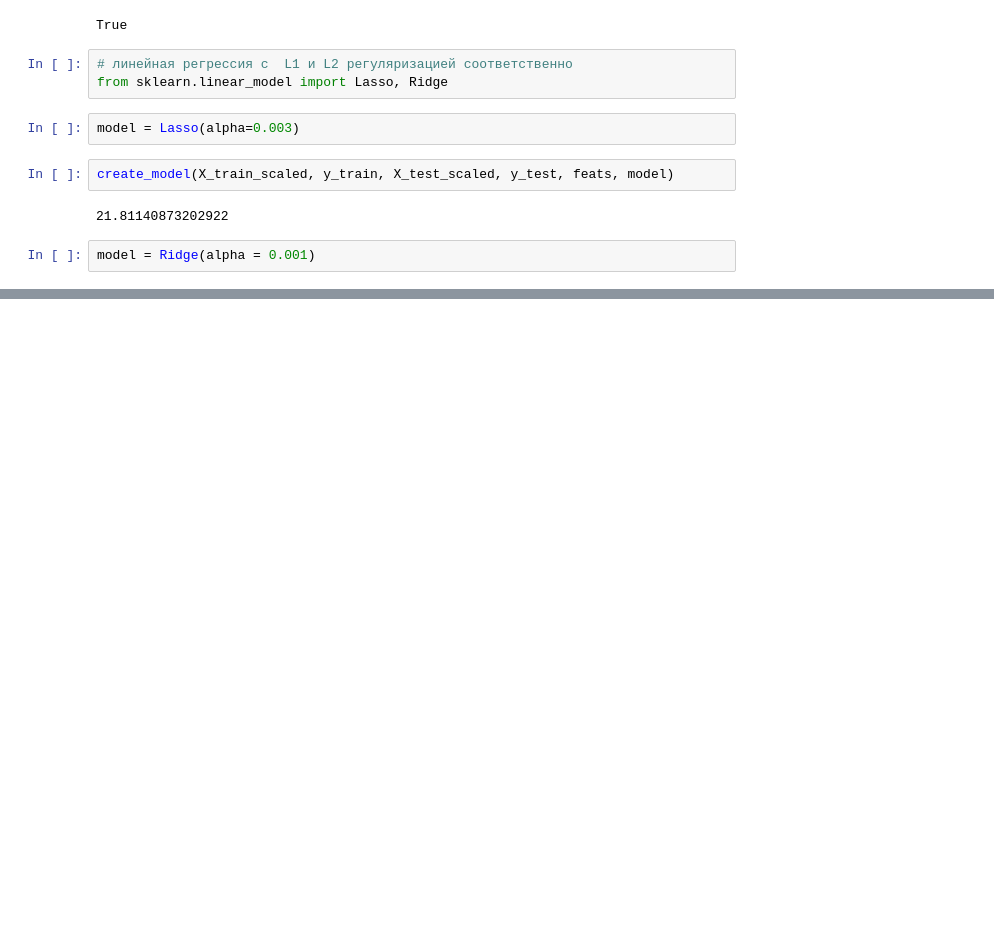
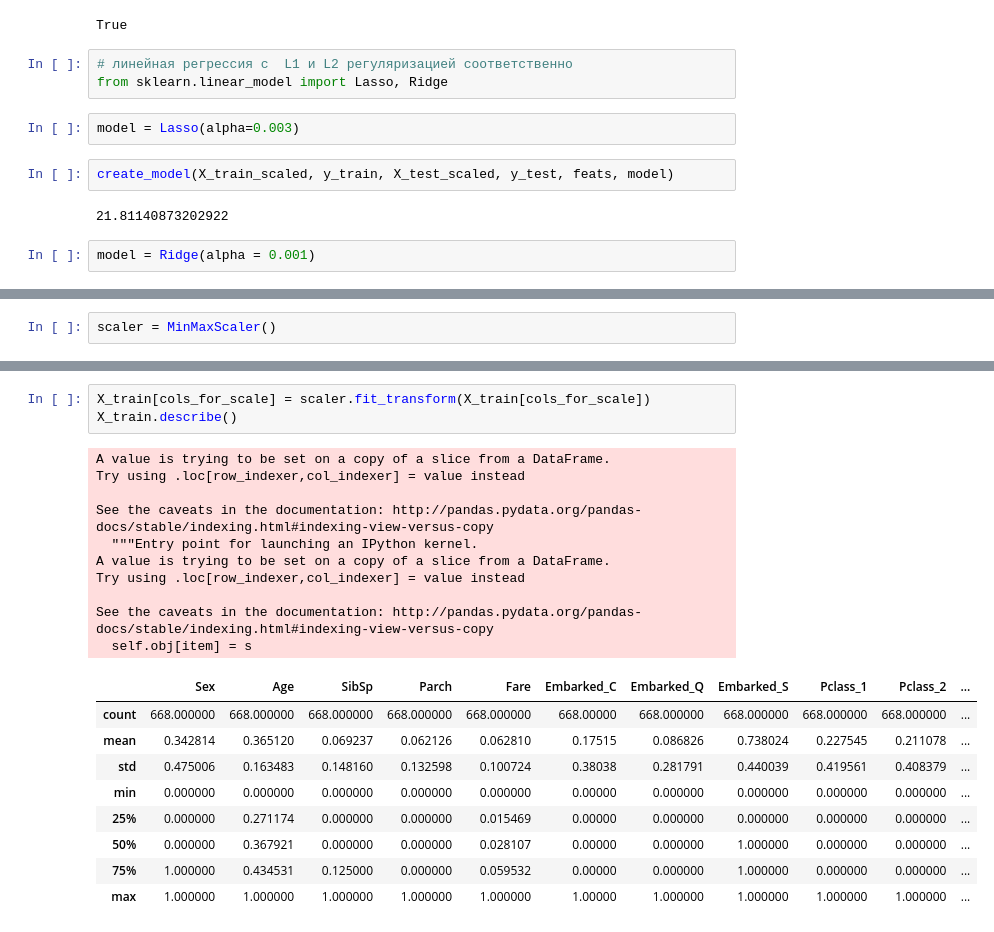
Before and after one commit to vanpnkv/python_data, a Jupyter notebook: Webinars/scikit-learn.ipynb, the cells around one changed output, grey strips where cells are left out. Saved outputs shown, nothing was run; the diff lists cells and outputs as text; blank space fills up the shorter version.

```diff
--- a/Webinars/scikit-learn.ipynb
+++ b/Webinars/scikit-learn.ipynb
@@ -274,0 +558,2 @@ create_model(X_train_scaled, y_train, X_test_scaled, y_test, feats, model)
+# %%
+scaler = MinMaxScaler()
@@ -274,0 +584,23 @@ create_model(X_train_scaled, y_train, X_test_scaled, y_test, feats, model)
+# %%
+X_train[cols_for_scale] = scaler.fit_transform(X_train[cols_for_scale])
+X_train.describe()
+# %% [output]
+A value is trying to be set on a copy of a slice from a DataFrame.
+Try using .loc[row_indexer,col_indexer] = value instead
+
+See the caveats in the documentation: http://pandas.pydata.org/pandas-docs/stable/indexing.html#indexing-view-versus-copy
+  """Entry point for launching an IPython kernel.
+A value is trying to be set on a copy of a slice from a DataFrame.
+Try using .loc[row_indexer,col_indexer] = value instead
+
+See the caveats in the documentation: http://pandas.pydata.org/pandas-docs/stable/indexing.html#indexing-view-versus-copy
+  self.obj[item] = s
+|  | Sex | Age | SibSp | Parch | Fare | Embarked_C | Embarked_Q | Embarked_S | Pclass_1 | Pclass_2 | ... |
+| count | 668.000000 | 668.000000 | 668.000000 | 668.000000 | 668.000000 | 668.00000 | 668.000000 | 668.000000 | 668.000000 | 668.000000 | ... |
+| mean | 0.342814 | 0.365120 | 0.069237 | 0.062126 | 0.062810 | 0.17515 | 0.086826 | 0.738024 | 0.227545 | 0.211078 | ... |
+| std | 0.475006 | 0.163483 | 0.148160 | 0.132598 | 0.100724 | 0.38038 | 0.281791 | 0.440039 | 0.419561 | 0.408379 | ... |
+| min | 0.000000 | 0.000000 | 0.000000 | 0.000000 | 0.000000 | 0.00000 | 0.000000 | 0.000000 | 0.000000 | 0.000000 | ... |
+| 25% | 0.000000 | 0.271174 | 0.000000 | 0.000000 | 0.015469 | 0.00000 | 0.000000 | 0.000000 | 0.000000 | 0.000000 | ... |
+| 50% | 0.000000 | 0.367921 | 0.000000 | 0.000000 | 0.028107 | 0.00000 | 0.000000 | 1.000000 | 0.000000 | 0.000000 | ... |
+| 75% | 1.000000 | 0.434531 | 0.125000 | 0.000000 | 0.059532 | 0.00000 | 0.000000 | 1.000000 | 0.000000 | 0.000000 | ... |
+| max | 1.000000 | 1.000000 | 1.000000 | 1.000000 | 1.000000 | 1.00000 | 1.000000 | 1.000000 | 1.000000 | 1.000000 | ... |
```
Also changed, not shown: parts of 59 cells of this notebook.
